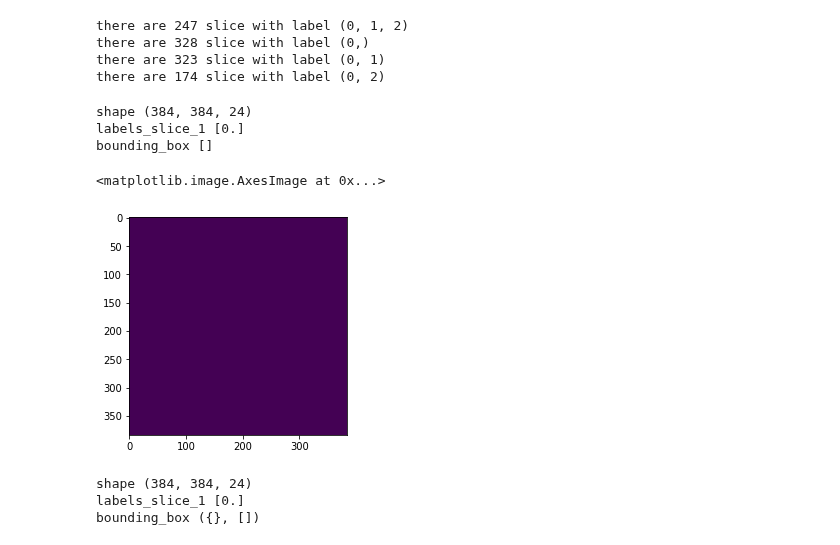
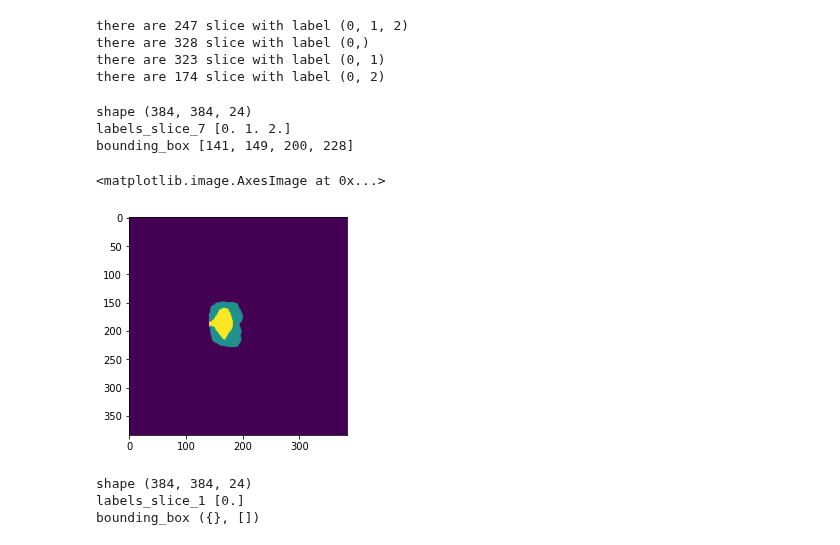
Before and after one commit to qazalmehrban/Medical-Segmentation, a Jupyter notebook: Unet_test.ipynb, the cells around one changed output. Cells and saved outputs as stored; diff of their text form; code cells hidden in the pictures.

```diff
--- a/Unet_test.ipynb
+++ b/Unet_test.ipynb
@@ -109,18 +109,18 @@ def make_box(mask):
 # %%
 Masks = nib.load((labels + segmentations[0]))
 Masks = np.array(Masks.dataobj)
 print('shape', Masks.shape)
-slices =1
+slices =7
 Masks_2d = Masks[:,:,slices]
 print(f'labels_slice_{slices}', np.unique(Masks_2d))
 print('bounding_box', make_box(Masks_2d.astype(bool)))
 plt.imshow(Masks_2d)
 # %% [output]
 shape (384, 384, 24)
-labels_slice_1 [0.]
-bounding_box []
+labels_slice_7 [0. 1. 2.]
+bounding_box [141, 149, 200, 228]
 <matplotlib.image.AxesImage at 0x...>
-[figure, old version]
+[figure, new version]
 # %%
 Masks = nib.load((labels + segmentations[0]))
 Masks = np.array(Masks.dataobj)
```
Also changed, not shown: parts of 13 cells of this notebook.
